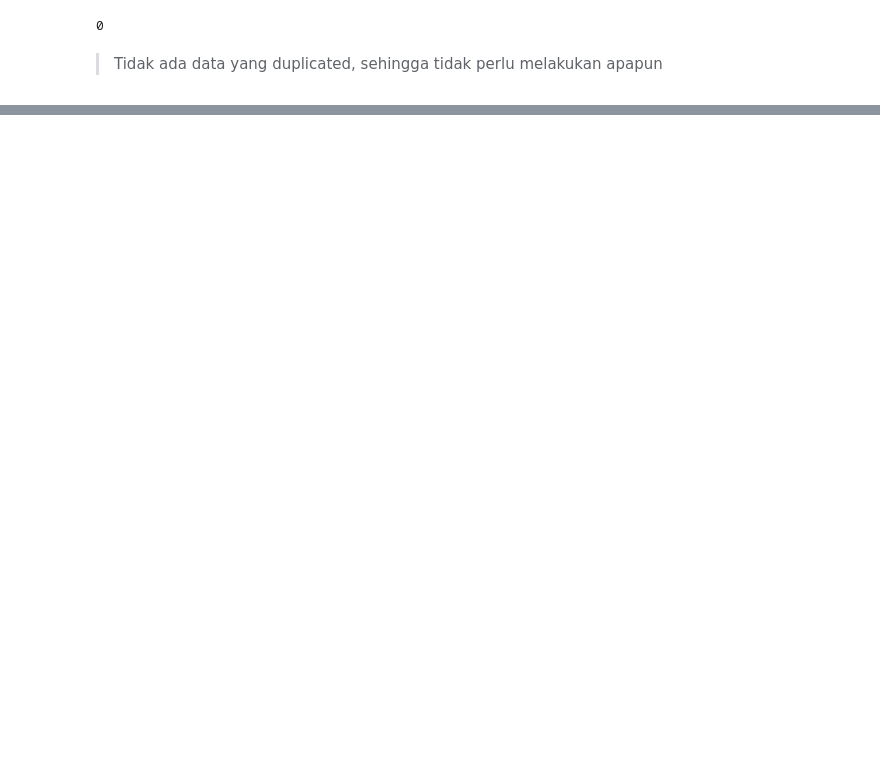
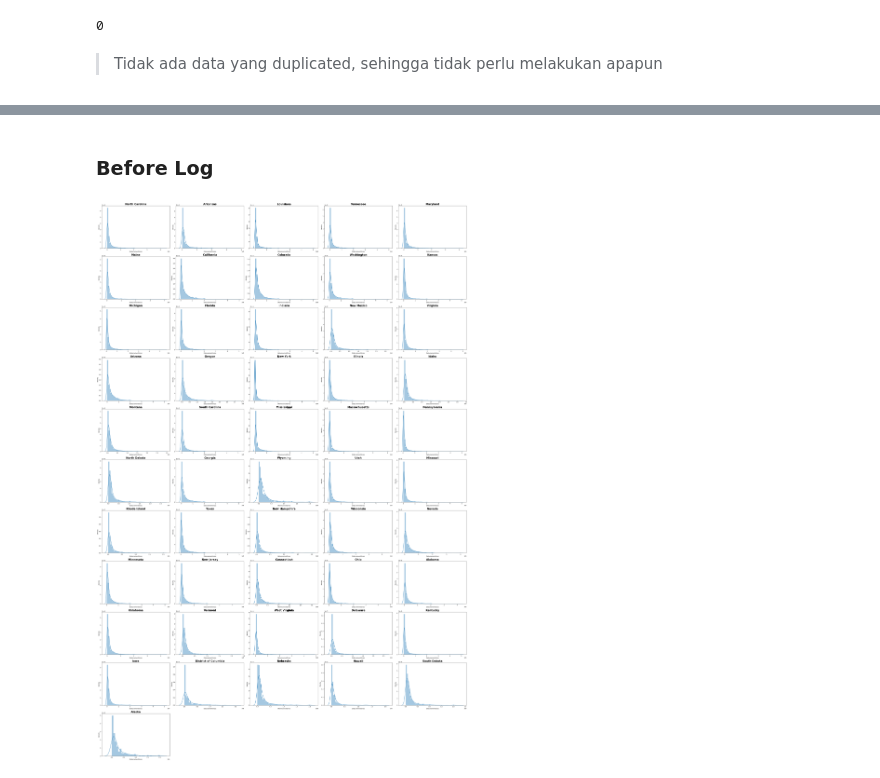
Before and after one commit to AldhiPrambudi/Colony-of-Weirdos, a Jupyter notebook: Pre-Processing/Pre_Processing_v1.ipynb, the cells around one changed output, grey strips where cells are left out. Saved outputs shown, nothing was run; the diff lists cells and outputs as text; code cells hidden in the pictures; blank space fills up the shorter version.

```diff
--- a/Pre-Processing/Pre_Processing_v1.ipynb
+++ b/Pre-Processing/Pre_Processing_v1.ipynb
@@ -147,0 +116,6 @@ dtype: int64
+# %%
+ # Mengatasi missing value pada column MIS_Status
+dfc_v1['MIS_Status'] = np.where(dfc_v1['ChgOffPrinGr'] == 0, 'P I F', 'CHGOFF')
+
+# ubah values target menjadi numeric agar bisa dilihat korelasinya terhadap feature target
+dfc_v1['MIS_Status'] = np.where(dfc_v1['MIS_Status'] == 'P I F', 1, 0)
@@ -219,0 +399,4 @@ dfc_v1 = dfc_v1[dfc_v1['DisbursementGross'] <= dfc_v1['GrAppv']]
+# %%
+# -- import csv that contain state name
+states = pd.read_csv('states.csv')
+states.head()
@@ -219,0 +410,5 @@ dfc_v1 = dfc_v1[dfc_v1['DisbursementGross'] <= dfc_v1['GrAppv']]
+# %%
+def apply_name_states(x) :
+    return states[states['Code'] == x['State']]['State'].values[0]
+
+dfc_v1['StateName'] = dfc_v1.apply(apply_name_states,axis=1)
@@ -219,0 +425,15 @@ dfc_v1 = dfc_v1[dfc_v1['DisbursementGross'] <= dfc_v1['GrAppv']]
+# %% [markdown]
+### Before Log
+# %%
+state_unique = list(dfc_v1['State'].unique())
+plt.figure(figsize=(40,60))
+i = 1
+for item in state_unique :
+    subs = dfc_v1[dfc_v1['State'] == item]['DisbursementGross']
+    plt.subplot(11,5,i)
+    sns.distplot(subs)
+    plt.title(list(dfc_v1[dfc_v1['State'] == item]['StateName'])[0],fontweight='bold',fontsize=20)
+    i += 1
+plt.tight_layout()
+# %% [output]
+[figure, added]
```
Also changed, not shown: parts of 84 cells of this notebook.
